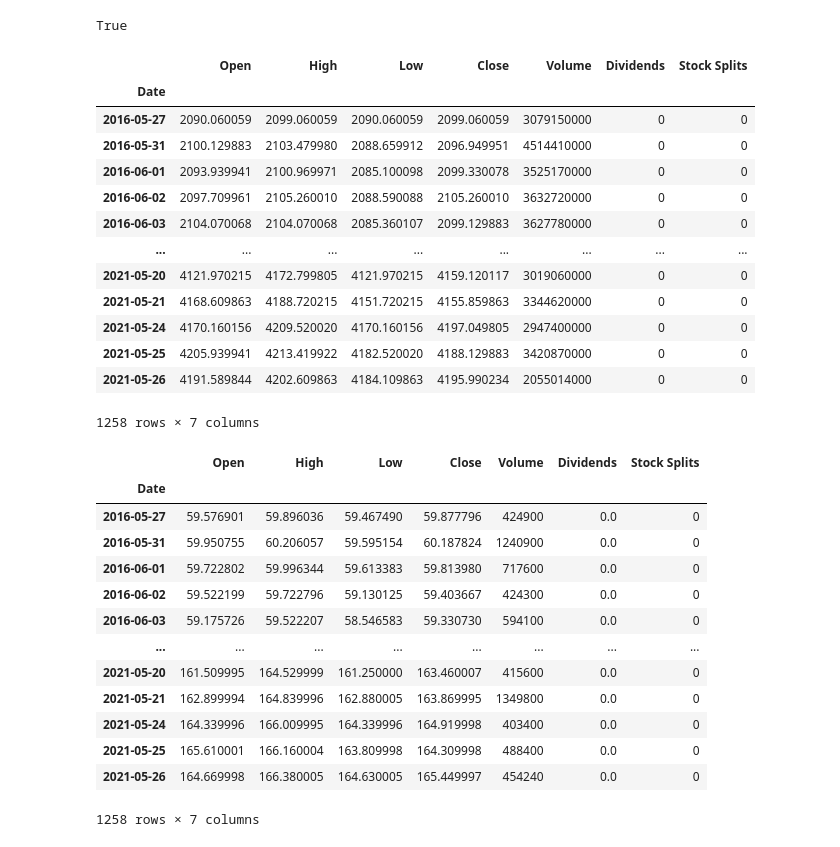
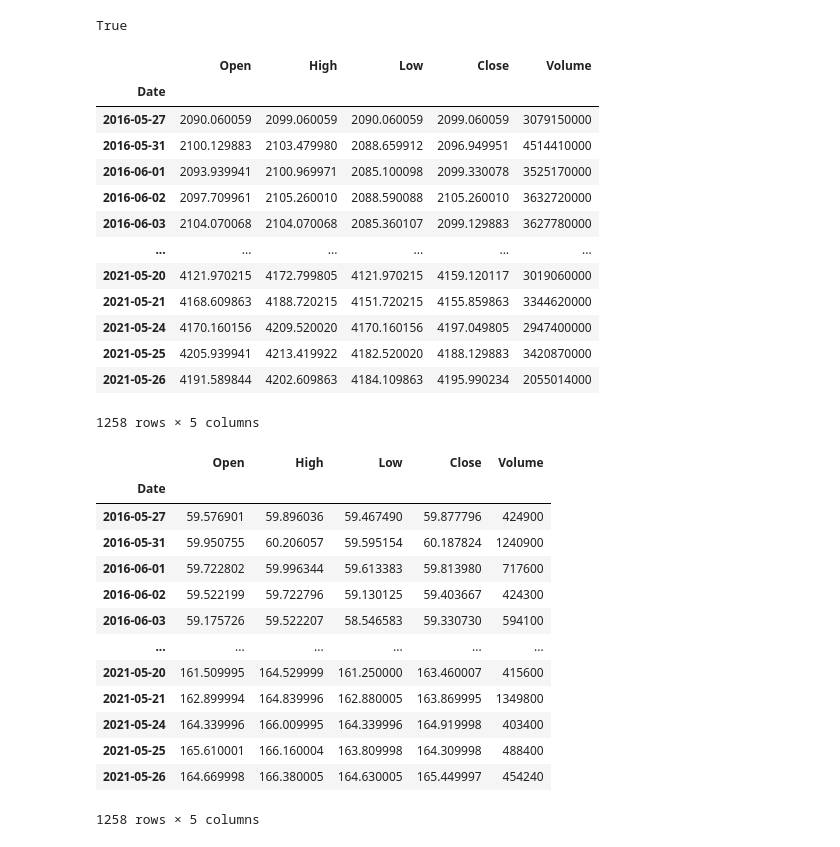
Before and after one commit to Jfrog242/ideal_crypto_stock_portfolio, a Jupyter notebook: crypto_dataframe.ipynb, the cells around one changed output. Drawn from its saved outputs; the diff is of its cells as text; code cells hidden in the pictures.

```diff
--- a/crypto_dataframe.ipynb
+++ b/crypto_dataframe.ipynb
@@ -12,43 +12,46 @@ True
 def tickerGrab(ticker, period="5y"):
     symbol = yf.Ticker(ticker)
     symbol_hist = symbol.history(period=period)
+    symbol_hist = symbol_hist.drop(["Dividends","Stock Splits"],axis = 1)
     symbol_hist.to_csv(f"{ticker}_hist.csv")
     return symbol_hist
 # %%
 # sp500 stock data last 5-years
-tickerGrab(ticker="^GSPC")
+sp500 = tickerGrab(ticker="^GSPC")
+sp500
 # %% [output]
-|  | Open | High | Low | Close | Volume | Dividends | Stock Splits |
-| Date |  |  |  |  |  |  |  |
-| 2016-05-27 | 2090.060059 | 2099.060059 | 2090.060059 | 2099.060059 | 3079150000 | 0 | 0 |
-| 2016-05-31 | 2100.129883 | 2103.479980 | 2088.659912 | 2096.949951 | 4514410000 | 0 | 0 |
-| 2016-06-01 | 2093.939941 | 2100.969971 | 2085.100098 | 2099.330078 | 3525170000 | 0 | 0 |
-| 2016-06-02 | 2097.709961 | 2105.260010 | 2088.590088 | 2105.260010 | 3632720000 | 0 | 0 |
-| 2016-06-03 | 2104.070068 | 2104.070068 | 2085.360107 | 2099.129883 | 3627780000 | 0 | 0 |
-| ... | ... | ... | ... | ... | ... | ... | ... |
-| 2021-05-20 | 4121.970215 | 4172.799805 | 4121.970215 | 4159.120117 | 3019060000 | 0 | 0 |
-| 2021-05-21 | 4168.609863 | 4188.720215 | 4151.720215 | 4155.859863 | 3344620000 | 0 | 0 |
-| 2021-05-24 | 4170.160156 | 4209.520020 | 4170.160156 | 4197.049805 | 2947400000 | 0 | 0 |
-| 2021-05-25 | 4205.939941 | 4213.419922 | 4182.520020 | 4188.129883 | 3420870000 | 0 | 0 |
-| 2021-05-26 | 4191.589844 | 4202.609863 | 4184.109863 | 4195.990234 | 2055014000 | 0 | 0 |
+|  | Open | High | Low | Close | Volume |
+| Date |  |  |  |  |  |
+| 2016-05-27 | 2090.060059 | 2099.060059 | 2090.060059 | 2099.060059 | 3079150000 |
+| 2016-05-31 | 2100.129883 | 2103.479980 | 2088.659912 | 2096.949951 | 4514410000 |
+| 2016-06-01 | 2093.939941 | 2100.969971 | 2085.100098 | 2099.330078 | 3525170000 |
+| 2016-06-02 | 2097.709961 | 2105.260010 | 2088.590088 | 2105.260010 | 3632720000 |
+| 2016-06-03 | 2104.070068 | 2104.070068 | 2085.360107 | 2099.129883 | 3627780000 |
+| ... | ... | ... | ... | ... | ... |
+| 2021-05-20 | 4121.970215 | 4172.799805 | 4121.970215 | 4159.120117 | 3019060000 |
+| 2021-05-21 | 4168.609863 | 4188.720215 | 4151.720215 | 4155.859863 | 3344620000 |
+| 2021-05-24 | 4170.160156 | 4209.520020 | 4170.160156 | 4197.049805 | 2947400000 |
+| 2021-05-25 | 4205.939941 | 4213.419922 | 4182.520020 | 4188.129883 | 3420870000 |
+| 2021-05-26 | 4191.589844 | 4202.609863 | 4184.109863 | 4195.990234 | 2055014000 |
-1258 rows × 7 columns
+1258 rows × 5 columns
 # %%
 # nasdaq stock data last 5-years
-tickerGrab(ticker="NDAQ")
+nasdaq = tickerGrab(ticker="NDAQ")
+nasdaq
 # %% [output]
-|  | Open | High | Low | Close | Volume | Dividends | Stock Splits |
-| Date |  |  |  |  |  |  |  |
-| 2016-05-27 | 59.576901 | 59.896036 | 59.467490 | 59.877796 | 424900 | 0.0 | 0 |
-| 2016-05-31 | 59.950755 | 60.206057 | 59.595154 | 60.187824 | 1240900 | 0.0 | 0 |
-| 2016-06-01 | 59.722802 | 59.996344 | 59.613383 | 59.813980 | 717600 | 0.0 | 0 |
-| 2016-06-02 | 59.522199 | 59.722796 | 59.130125 | 59.403667 | 424300 | 0.0 | 0 |
-| 2016-06-03 | 59.175726 | 59.522207 | 58.546583 | 59.330730 | 594100 | 0.0 | 0 |
-| ... | ... | ... | ... | ... | ... | ... | ... |
-| 2021-05-20 | 161.509995 | 164.529999 | 161.250000 | 163.460007 | 415600 | 0.0 | 0 |
-| 2021-05-21 | 162.899994 | 164.839996 | 162.880005 | 163.869995 | 1349800 | 0.0 | 0 |
-| 2021-05-24 | 164.339996 | 166.009995 | 164.339996 | 164.919998 | 403400 | 0.0 | 0 |
-| 2021-05-25 | 165.610001 | 166.160004 | 163.809998 | 164.309998 | 488400 | 0.0 | 0 |
-| 2021-05-26 | 164.669998 | 166.380005 | 164.630005 | 165.449997 | 454240 | 0.0 | 0 |
+|  | Open | High | Low | Close | Volume |
+| Date |  |  |  |  |  |
+| 2016-05-27 | 59.576901 | 59.896036 | 59.467490 | 59.877796 | 424900 |
+| 2016-05-31 | 59.950755 | 60.206057 | 59.595154 | 60.187824 | 1240900 |
+| 2016-06-01 | 59.722802 | 59.996344 | 59.613383 | 59.813980 | 717600 |
+| 2016-06-02 | 59.522199 | 59.722796 | 59.130125 | 59.403667 | 424300 |
+| 2016-06-03 | 59.175726 | 59.522207 | 58.546583 | 59.330730 | 594100 |
+| ... | ... | ... | ... | ... | ... |
+| 2021-05-20 | 161.509995 | 164.529999 | 161.250000 | 163.460007 | 415600 |
+| 2021-05-21 | 162.899994 | 164.839996 | 162.880005 | 163.869995 | 1349800 |
+| 2021-05-24 | 164.339996 | 166.009995 | 164.339996 | 164.919998 | 403400 |
+| 2021-05-25 | 165.610001 | 166.160004 | 163.809998 | 164.309998 | 488400 |
+| 2021-05-26 | 164.669998 | 166.380005 | 164.630005 | 165.449997 | 454240 |
-1258 rows × 7 columns
+1258 rows × 5 columns
 # %%
 # total world market stock data last 5-years
```
Also changed, not shown: parts of 8 cells of this notebook, 10 other files.
